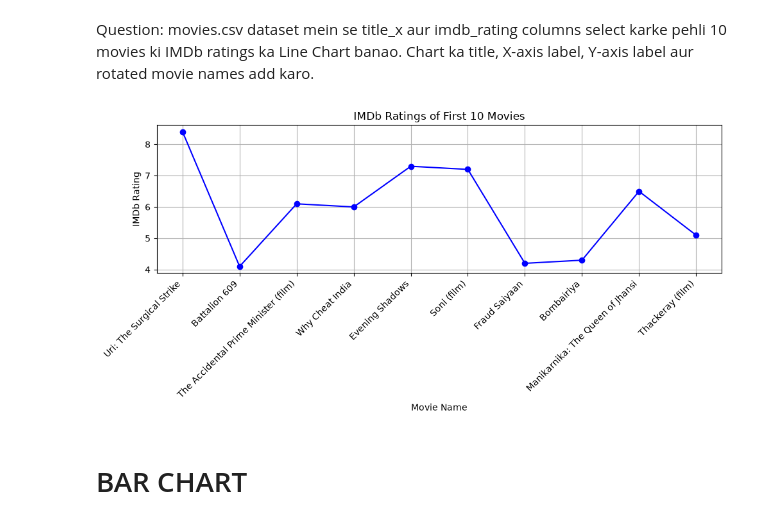
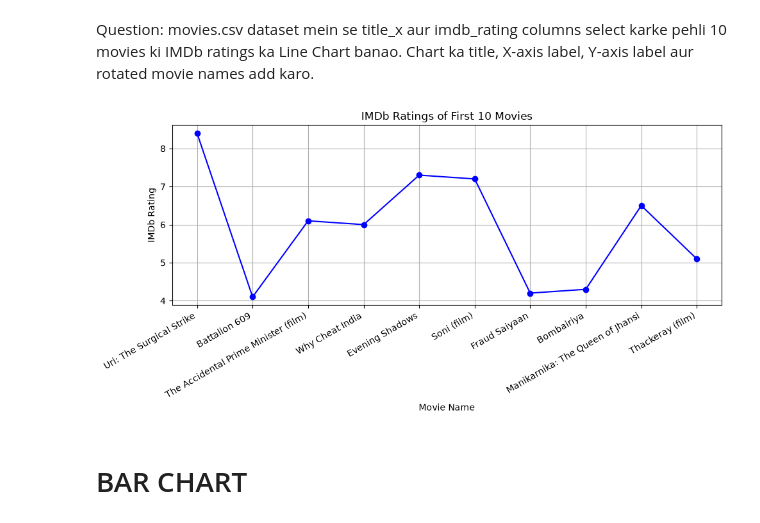
Before and after one commit to shivamdhamange/DATA-SCIENCE, a Jupyter notebook: shivam/day 16 matplotlib.ipynb, the cells around one changed output. Saved outputs shown, nothing was run; the diff lists cells and outputs as text; code cells hidden in the pictures.

```diff
--- a/shivam/day 16 matplotlib.ipynb
+++ b/shivam/day 16 matplotlib.ipynb
@@ -111,31 +111,31 @@ Question: movies.csv dataset mein se title_x aur imdb_rating columns select kark
 # %%
 import pandas as pd
 import matplotlib.pyplot as plt
 
 df = pd.read_csv(r"D:\ITP\DATA SCIENCE\data\movies (1).csv")
 
 sample = df[["title_x", "imdb_rating"]].dropna().head(10)
 
 plt.figure(figsize=(10, 5))
 
 plt.plot(
     sample["title_x"],
     sample["imdb_rating"],
     color="blue",
     marker="o",
     linestyle="-"
 )
 
 plt.title("IMDb Ratings of First 10 Movies")
 plt.xlabel("Movie Name")
 plt.ylabel("IMDb Rating")
 
-plt.xticks(rotation=45, ha="right")
+plt.xticks(rotation=30, ha="right")
 plt.grid(True)
 plt.tight_layout()
 plt.show()
 # %% [output]
-[figure, old version]
+[figure, new version]
 # %% [markdown]
 # BAR CHART
 # %% [markdown]
```
